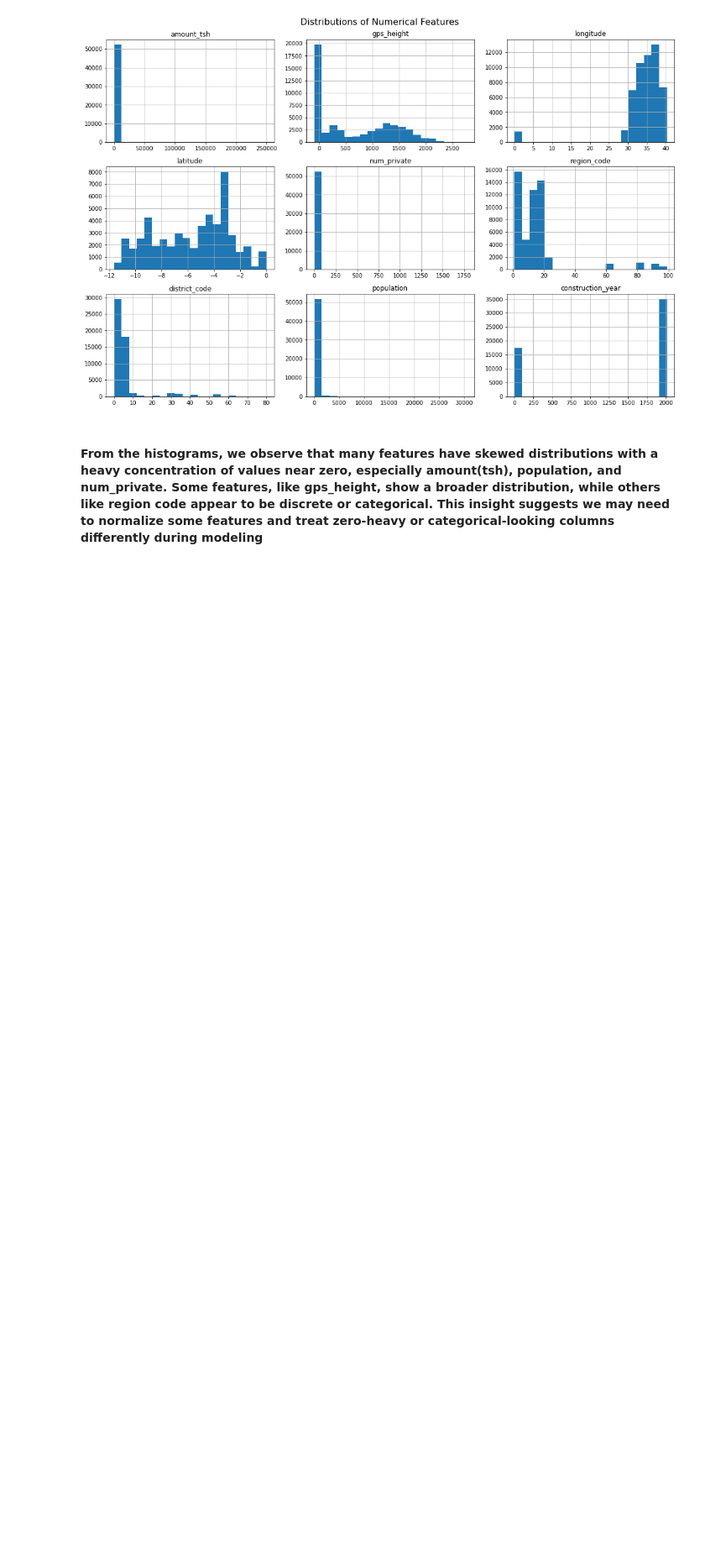
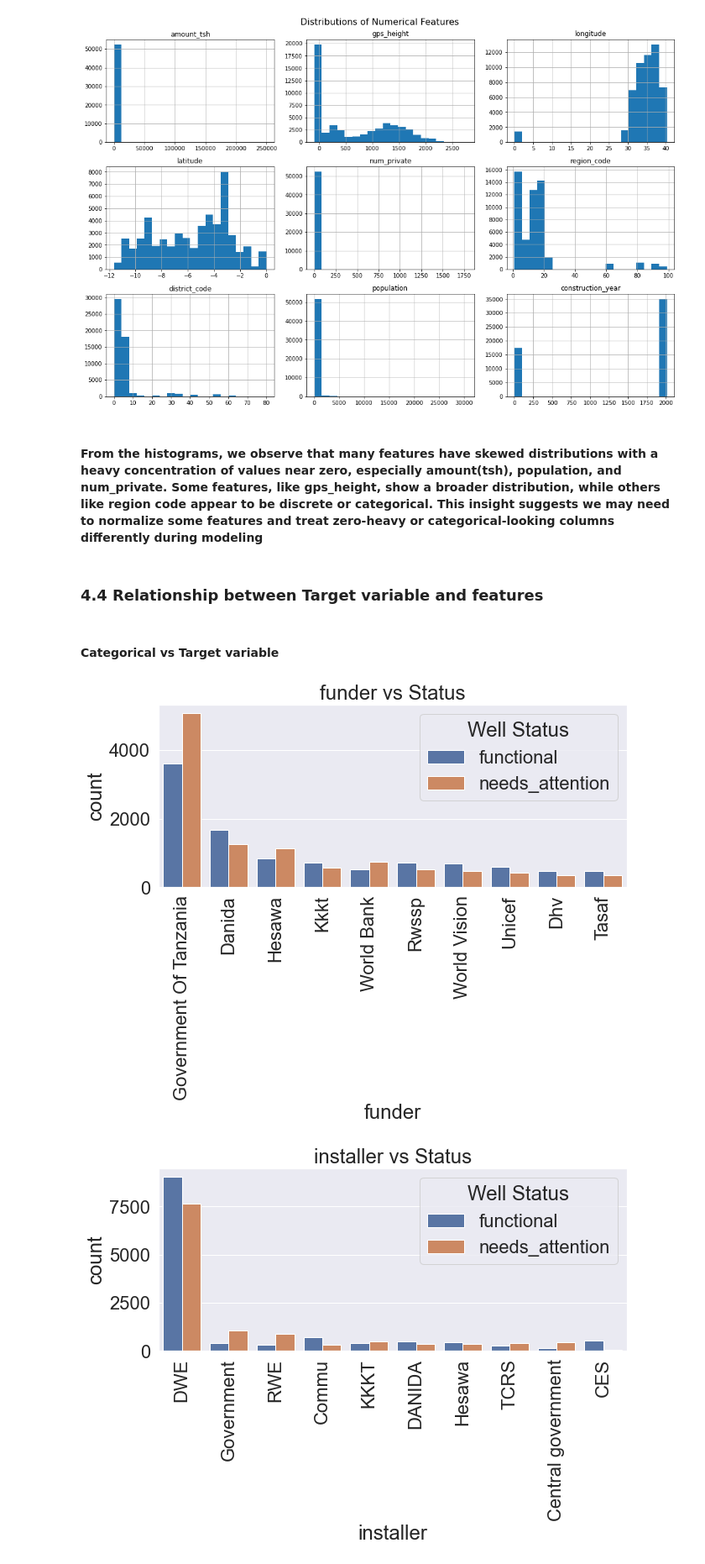
Before and after one commit to CharityPM/tanzanian-water-wells-prediction, a Jupyter notebook: waterwellsprediction.ipynb, the cells around one changed output. Shown: that part at 84% size. Cells and saved outputs as stored; diff of their text form; code cells hidden in the pictures; blank space fills up the shorter version.

Commit message:
Analyze categorical vs Target variable

```diff
--- a/waterwellsprediction.ipynb
+++ b/waterwellsprediction.ipynb
@@ -363,3 +363,22 @@ plt.show()
 [figure]
 # %% [markdown]
 #### From the histograms, we observe that many features have skewed distributions with a heavy concentration of values near zero, especially amount(tsh), population, and num_private. Some features, like gps_height, show a broader distribution, while others like region code appear to be discrete or categorical. This insight suggests we may need to normalize some features and treat zero-heavy or categorical-looking columns differently during modeling
+# %% [markdown]
+### 4.4 Relationship between Target variable and features
+# %% [markdown]
+#### Categorical vs Target variable
+# %%
+categorical_cols = ['funder', 'installer', 'payment_type', 'water_quality', 'source_type']
+# Create subplots: 3 columns per
+
+for col in categorical_cols:
+    plt.figure(figsize=(10, 4))
+    sns.countplot(data=df, x=col, hue='status_binary', order=df[col].value_counts().iloc[:10].index)
+    plt.title(f'{col} vs Status')
+    plt.xticks(rotation=90)
+    plt.legend(title='Well Status')
+    plt.tight_layout()
+    plt.show()
+# %% [output]
+[figure, added]
+[figure, added]
```
Also changed, not shown: parts of 3 cells of this notebook.
